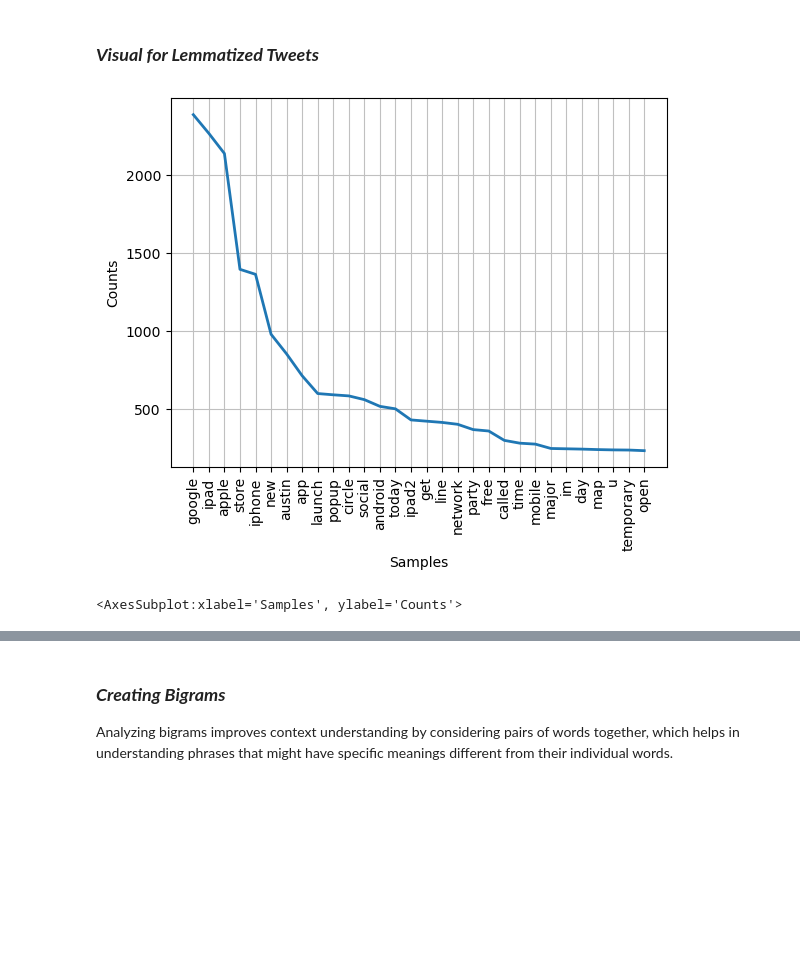
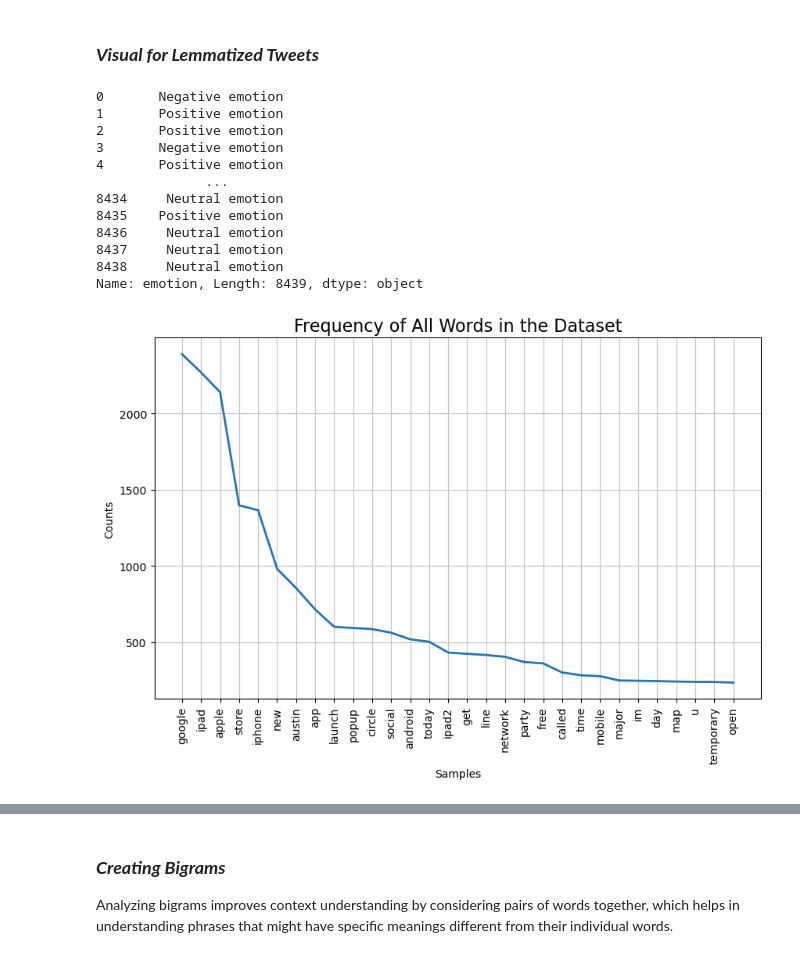
Before and after one commit to ggeorgekkariuki/SentimentFlow_NLP, a Jupyter notebook: sentimentflow.ipynb, the cells around one changed output, grey strips where cells are left out. Drawn from its saved outputs; the diff is of its cells as text; code cells hidden in the pictures; blank space fills up the shorter version.

```diff
--- a/sentimentflow.ipynb
+++ b/sentimentflow.ipynb
@@ -510,19 +510,36 @@ df.head()
 | 4 | @sxtxstate great stuff on Fri #SX... | Google | Positive emotion | [great, stuff, fri, mayer, google... | great stuff fri mayer google tim ... |
 # %% [markdown]
 ### ***Visual for Lemmatized Tweets***
+# %%
+df.loc[:, 'emotion']
+# %% [output]
+0       Negative emotion
+1       Positive emotion
+2       Positive emotion
+3       Negative emotion
+4       Positive emotion
+              ...
+8434     Neutral emotion
+8435    Positive emotion
+8436     Neutral emotion
+8437     Neutral emotion
+8438     Neutral emotion
+Name: emotion, Length: 8439, dtype: object
 # %%
 from nltk.probability import FreqDist
 
+def plot_fdist(texts)
 lemmatized_tweet = df['lemmatized_tweet']
 
 # Flatten the list
 flattened_lemmatized_tweet = [token for sublist in lemmatized_tweet for token in sublist]
 
 # Create the frequency distribution
 fdist = FreqDist(flattened_lemmatized_tweet)
 
 # Plot the frequency distribution
-fdist.plot(30)
+plt.figure(figsize=(10,6))
+plt.title("Frequency of All Words in the Dataset", fontsize=16)
+fdist.plot(30);
 # %% [output]
-[figure, old version]
+[figure, new version]
-<AxesSubplot:xlabel='Samples', ylabel='Counts'>
```
Also changed, not shown: parts of 5 cells of this notebook.
